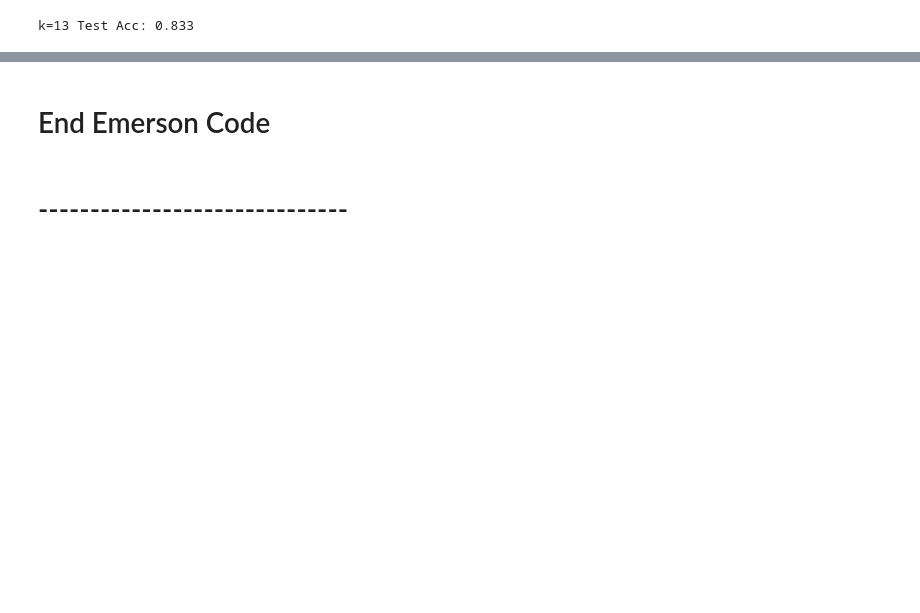
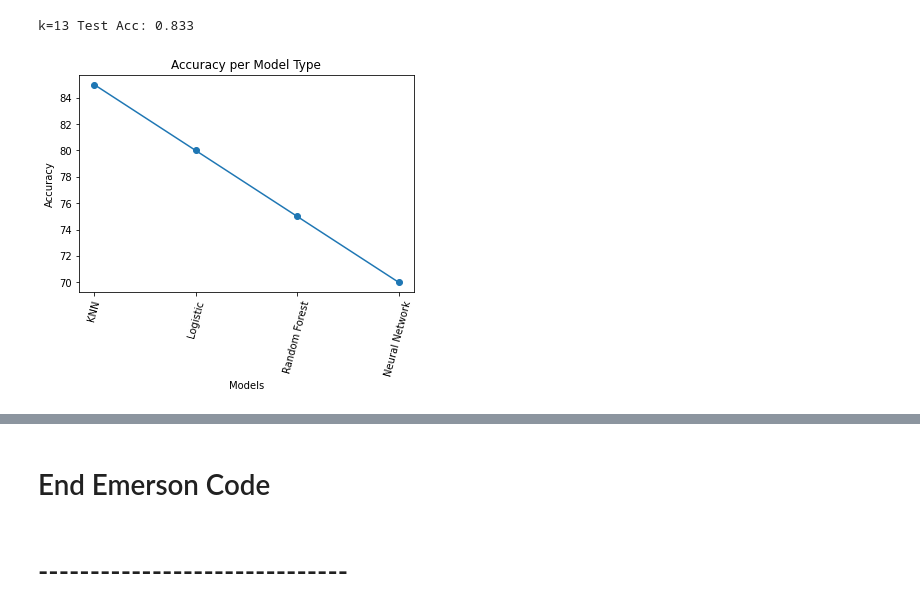
Before and after one commit to NoahLeVoir/income_prediction, a Jupyter notebook: static/data/Machine Learning Models.ipynb, the cells around one changed output, grey strips where cells are left out. Drawn from its saved outputs; the diff is of its cells as text; code cells hidden in the pictures; blank space fills up the shorter version.

```diff
--- a/static/data/Machine Learning Models.ipynb
+++ b/static/data/Machine Learning Models.ipynb
@@ -141,13 +220,15 @@ print('k=13 Test Acc: %.3f' % knn.score(X_test_scaled, y_test))
 k=13 Test Acc: 0.833
 # %%
 # line chart
-x_values = ["KNN", "Logistic", "Randome Forrest", "Neural Network"]
+x_values = ["KNN", "Logistic", "Random Forest", "Neural Network"]
 y_values = [85, 80, 75, 70]
 plt.xticks(rotation=75)
 plt.plot(x_values,y_values, marker="o")
 plt.xlabel("Models")
 plt.ylabel("Accuracy")
 plt.title("Accuracy per Model Type")
 plt.show()
+# %% [output]
+[figure, added]
 # %%
 # bar chart
```
Also changed, not shown: parts of 39 cells of this notebook.
